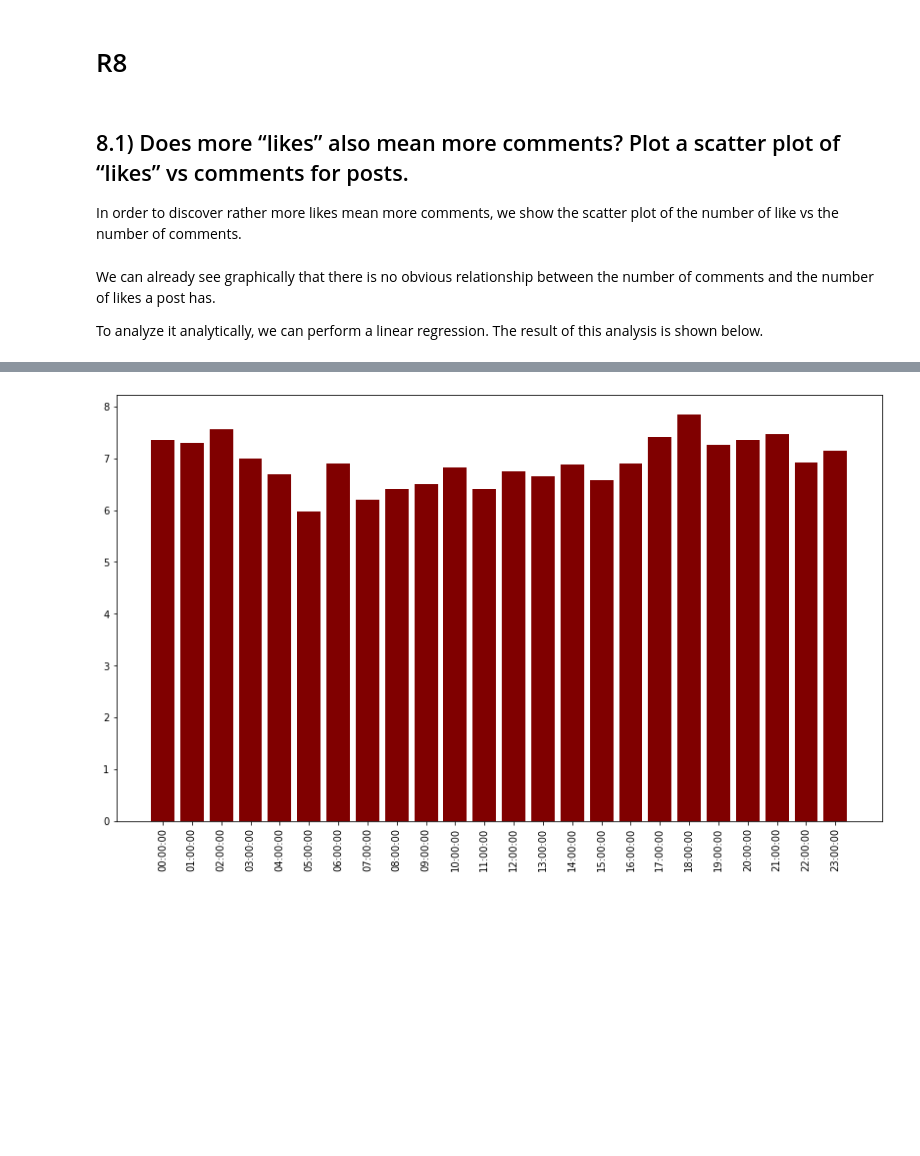
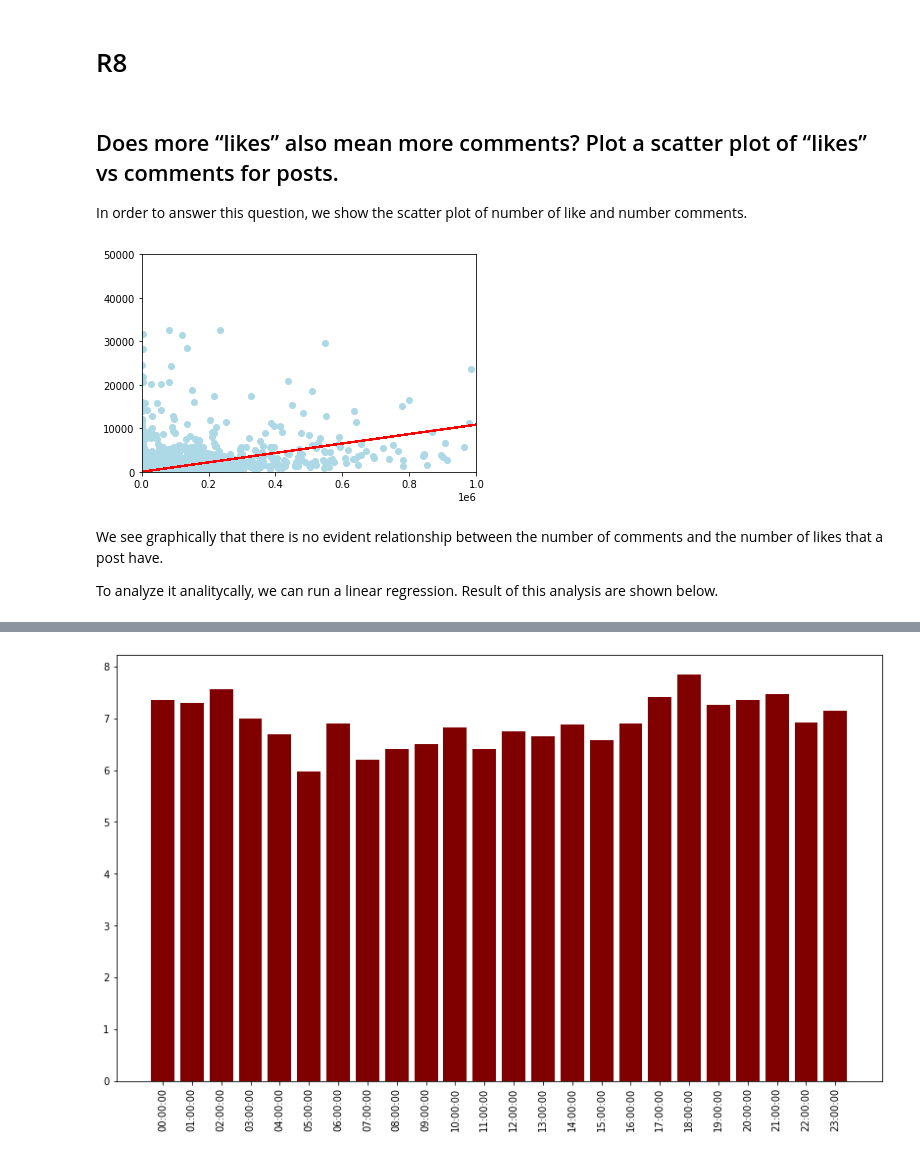
Before and after one commit to PaoloBarba/ADM_HW2, a Jupyter notebook: main.ipynb, the cells around one changed output, grey strips where cells are left out. Saved outputs shown, nothing was run; the diff lists cells and outputs as text; code cells hidden in the pictures; blank space fills up the shorter version.

```diff
--- a/main.ipynb
+++ b/main.ipynb
@@ -356,9 +467,9 @@ np.mean(l)
 # %% [markdown]
 # R8
 # %% [markdown]
-8.1) Does more “likes” also mean more comments? Plot a scatter plot of “likes” vs comments for posts.
+Does more “likes” also mean more comments? Plot a scatter plot of “likes” vs comments for posts.
 ----
 
-In order to discover rather more likes mean more comments, we show the scatter plot of the number of like vs the number of comments.
+In order to answer this question, we show the scatter plot of number of like and number comments.
 # %%
 posts =pd.read_csv("/content/drive/MyDrive/ADM_HW2/instagram_posts.csv",sep='\t',usecols=['number_comments', 'numbr_likes' , 'cts' ])
@@ -376,8 +476,20 @@ plt.title('Scatter plot of \n number of likes vs. number of comments per post');
+# %%
+plt.plot(posts['numbr_likes'], posts['number_comments'], 'o', color='lightblue');
+
+#obtain m (slope) and b(intercept) of linear regression line
+m, b = np.polyfit(posts['numbr_likes'], posts['number_comments'], 1)
+
+#use red as color for regression line
+plt.plot(posts['numbr_likes'], m * posts['numbr_likes'] +b, color='red');
+plt.xlim([0,1000000]);
+plt.ylim([0,50000]);
+# %% [output]
+[figure, added]
 # %% [markdown]
-We can already see graphically that there is no obvious relationship between the number of comments and the number of likes a post has.
+We see graphically that there is no evident relationship between the number of comments and the number of likes that a post have.
 
-To analyze it analytically, we can perform a linear regression.
-The result of this analysis is shown below.
+To analyze it analitycally, we can run a linear regression.
+Result of this analysis are shown below.
 # %%
 x = posts.numbr_likes
 y = posts.number_comments
```
Also changed, not shown: parts of 35 cells of this notebook.
